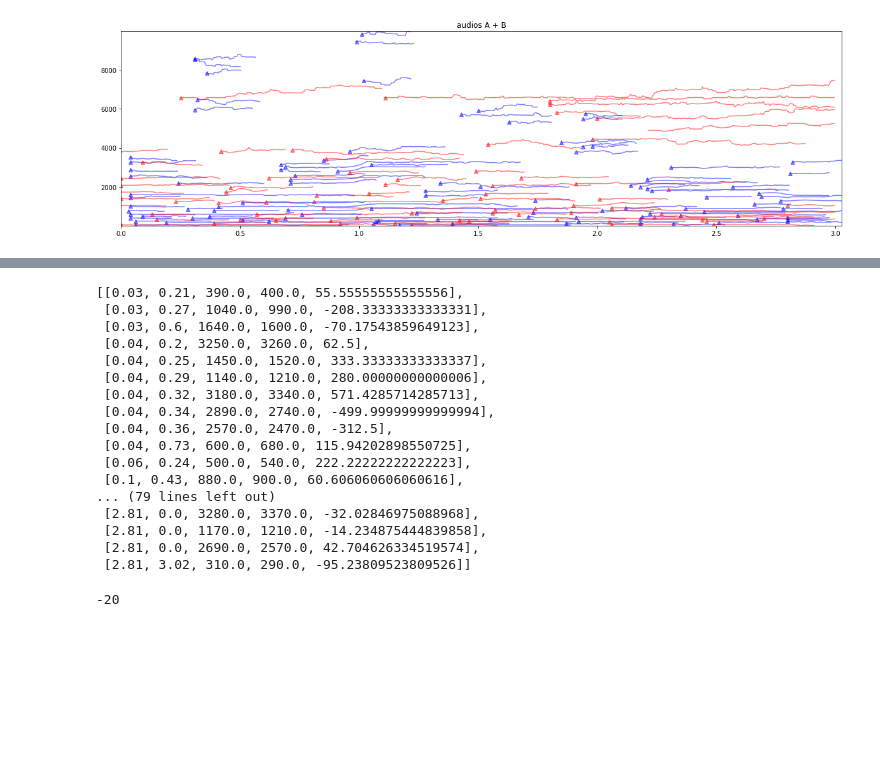
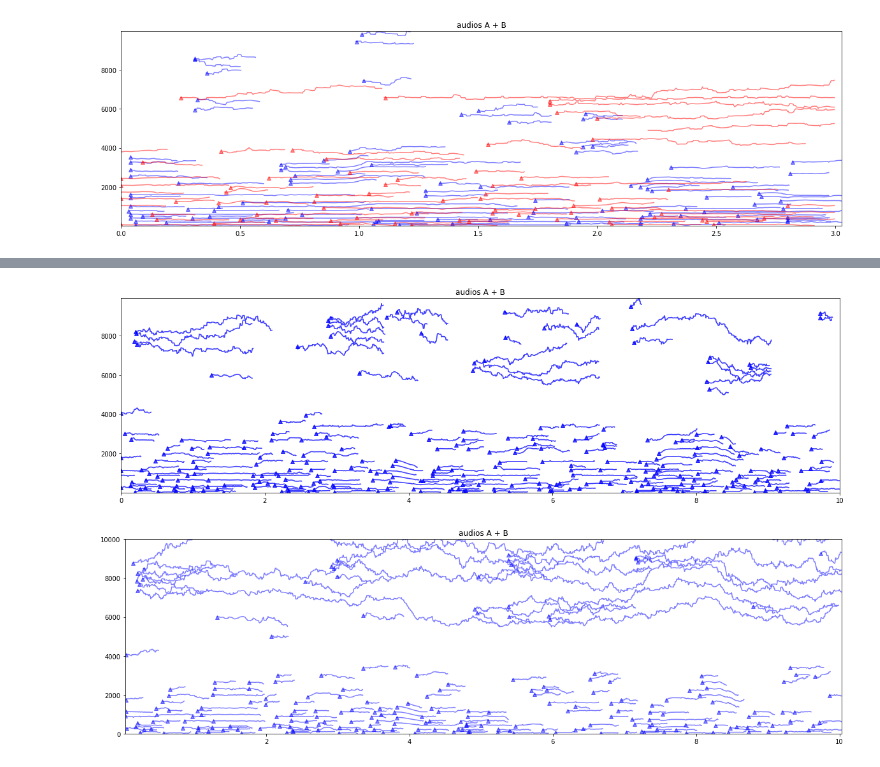
Before and after one commit to arthurtofani/sin-mod-fingerprint, a Jupyter notebook: Sinusoidal Model 3.ipynb, the cells around one changed output, grey strips where cells are left out. Cells and saved outputs as stored; diff of their text form; code cells hidden in the pictures; blank space fills up the shorter version.

```diff
--- a/Sinusoidal Model 3.ipynb
+++ b/Sinusoidal Model 3.ipynb
@@ -90,24 +69,0 @@ asm.lines
-# %%
-asm2.lines
-# %% [output]
-[[0.03, 0.21, 390.0, 400.0, 55.55555555555556],
- [0.03, 0.27, 1040.0, 990.0, -208.33333333333331],
- [0.03, 0.6, 1640.0, 1600.0, -70.17543859649123],
- [0.04, 0.2, 3250.0, 3260.0, 62.5],
- [0.04, 0.25, 1450.0, 1520.0, 333.33333333333337],
- [0.04, 0.29, 1140.0, 1210.0, 280.00000000000006],
- [0.04, 0.32, 3180.0, 3340.0, 571.4285714285713],
- [0.04, 0.34, 2890.0, 2740.0, -499.99999999999994],
- [0.04, 0.36, 2570.0, 2470.0, -312.5],
- [0.04, 0.73, 600.0, 680.0, 115.94202898550725],
- [0.06, 0.24, 500.0, 540.0, 222.22222222222223],
- [0.1, 0.43, 880.0, 900.0, 60.606060606060616],
-... (79 lines left out)
- [2.81, 0.0, 3280.0, 3370.0, -32.02846975088968],
- [2.81, 0.0, 1170.0, 1210.0, -14.234875444839858],
- [2.81, 0.0, 2690.0, 2570.0, 42.704626334519574],
- [2.81, 3.02, 310.0, 290.0, -95.23809523809526]]
-# %%
-(290-310)
-# %% [output]
--20
@@ -113,0 +74,14 @@ asm2.lines
+# %%
+asm = AudioSineModel('./audio1_10s.wav')
+asm2 = AudioSineModel('./audio1_10s-mp3-96kbps-compr-phaser-comp.wav')
+asm.sine_model_analysis()
+asm2.sine_model_analysis()
+smp = SineModelPlotter([asm])
+smp.plot('audios A + B')
+# %% [output]
+[figure, added]
+# %%
+smp = SineModelPlotter([asm2])
+smp.plot('audios A + B')
+# %% [output]
+[figure, added]
```
Also changed, not shown: parts of 5 cells of this notebook, 5 other files.
